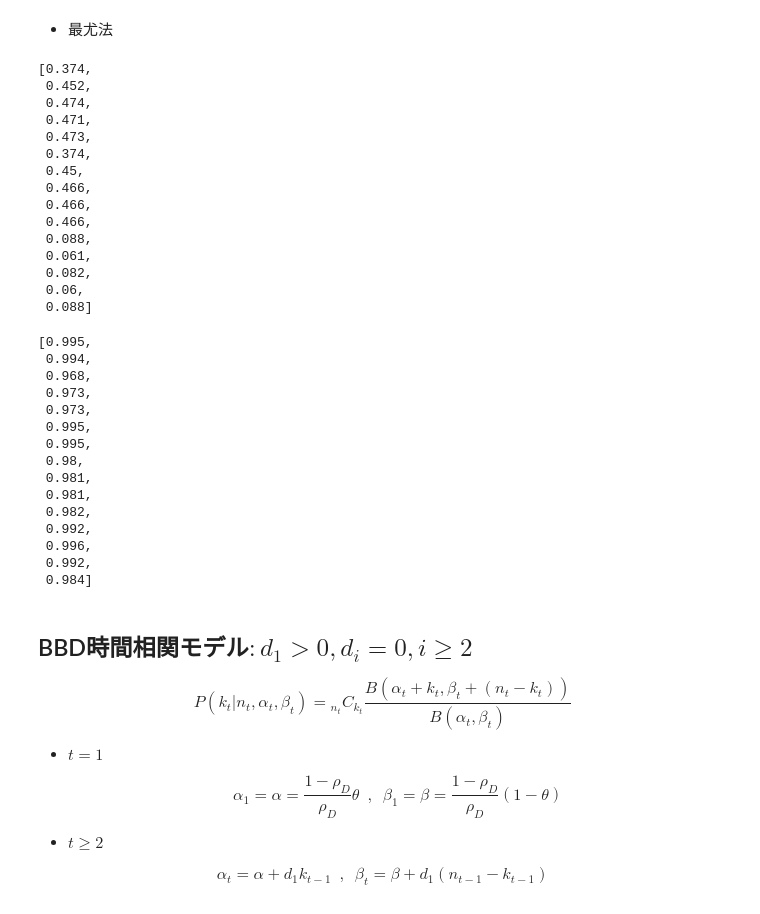
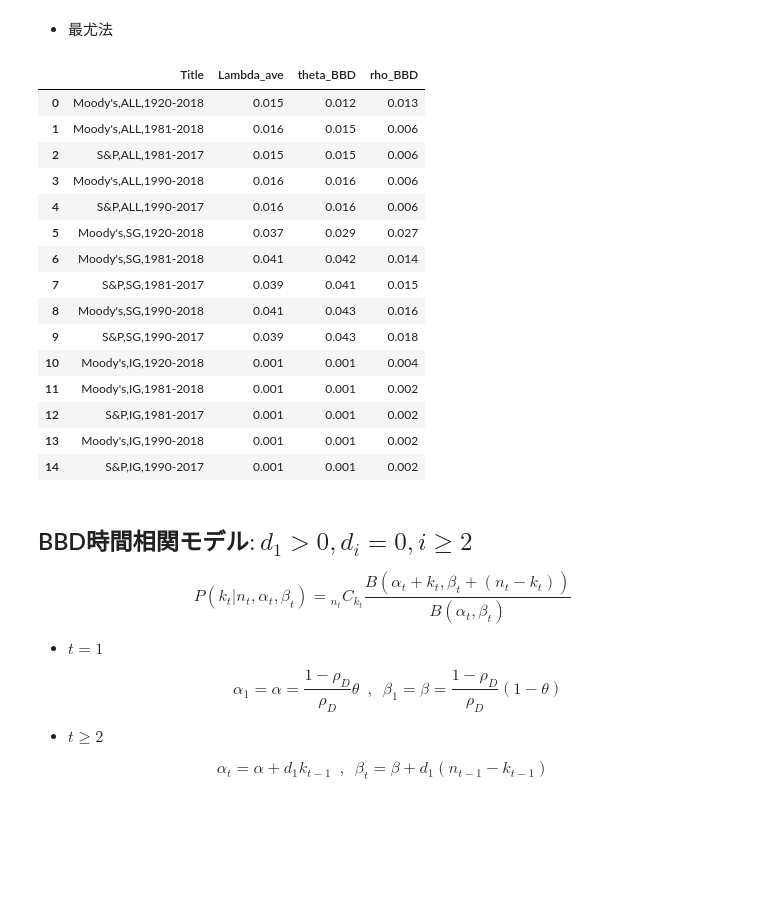
Before and after one commit to LABO-M/MachineLearningPhasesOfMatter, a Jupyter notebook: BBD/BBD.ipynb, the cells around one changed output. Drawn from its saved outputs; the diff is of its cells as text; code cells hidden in the pictures; blank space fills up the shorter version.

```diff
--- a/BBD/BBD.ipynb
+++ b/BBD/BBD.ipynb
@@ -143,0 +183,6 @@ for i in range(I):
+# %%
+# Create DataFrame
+result = pd.DataFrame(list(zip(titles, lambda_avg)), columns=["Title", "Lambda_ave"])
+
+# Show DataFrame
+result
@@ -199,9 +261,11 @@ for i in range(15):
     N = data[i].iloc[:,0]
 
     def neg_log_likelihood(x):
-        theta, rho = x
-        if 0 < theta < 1 and 0 <= rho < 1:
-            return -np.sum(betabinom.logpmf(k, N, theta, rho))
+        theta, rho_D = x
+        alpha = ( 1 - rho_D ) / rho_D * theta
+        beta = ( 1 - rho_D ) / rho_D * ( 1 - theta )
+        if 0 < theta < 1 and 0 <= rho_D < 1:
+            return -np.sum(betabinom.logpmf(k, N, alpha, beta))
         else:
             return 10000
 
@@ -210,42 +274,29 @@ for i in range(15):
     theta_BBD.append(round(res.x[0], 3))
     rho_BBD.append(round(res.x[1], 3))
     logL_BBD.append(round(-res.fun, 1))
-# %%
-theta_BBD
-# %% [output]
-[0.374,
- 0.452,
- 0.474,
- 0.471,
- 0.473,
- 0.374,
- 0.45,
- 0.466,
- 0.466,
- 0.466,
- 0.088,
- 0.061,
- 0.082,
- 0.06,
- 0.088]
-# %%
-rho_BBD
-# %% [output]
-[0.995,
- 0.994,
- 0.968,
- 0.973,
- 0.973,
- 0.995,
- 0.995,
- 0.98,
- 0.981,
- 0.981,
- 0.982,
- 0.992,
- 0.996,
- 0.992,
- 0.984]
+# %%
+# Add the new data as a new column
+result['theta_BBD'] = theta_BBD
+result['rho_BBD'] = rho_BBD
+# Show DataFrame
+result
+# %% [output]
+|  | Title | Lambda_ave | theta_BBD | rho_BBD |
+| 0 | Moody's,ALL,1920-2018 | 0.015 | 0.012 | 0.013 |
+| 1 | Moody's,ALL,1981-2018 | 0.016 | 0.015 | 0.006 |
+| 2 | S&P,ALL,1981-2017 | 0.015 | 0.015 | 0.006 |
+| 3 | Moody's,ALL,1990-2018 | 0.016 | 0.016 | 0.006 |
+| 4 | S&P,ALL,1990-2017 | 0.016 | 0.016 | 0.006 |
+| 5 | Moody's,SG,1920-2018 | 0.037 | 0.029 | 0.027 |
+| 6 | Moody's,SG,1981-2018 | 0.041 | 0.042 | 0.014 |
+| 7 | S&P,SG,1981-2017 | 0.039 | 0.041 | 0.015 |
+| 8 | Moody's,SG,1990-2018 | 0.041 | 0.043 | 0.016 |
+| 9 | S&P,SG,1990-2017 | 0.039 | 0.043 | 0.018 |
+| 10 | Moody's,IG,1920-2018 | 0.001 | 0.001 | 0.004 |
+| 11 | Moody's,IG,1981-2018 | 0.001 | 0.001 | 0.002 |
+| 12 | S&P,IG,1981-2017 | 0.001 | 0.001 | 0.002 |
+| 13 | Moody's,IG,1990-2018 | 0.001 | 0.001 | 0.002 |
+| 14 | S&P,IG,1990-2017 | 0.001 | 0.001 | 0.002 |
 # %% [markdown]
 ## BBD時間相関モデル$:d_1>0,d_i=0,i\ge 2$
 $$
```
Also changed, not shown: parts of 9 cells of this notebook.
